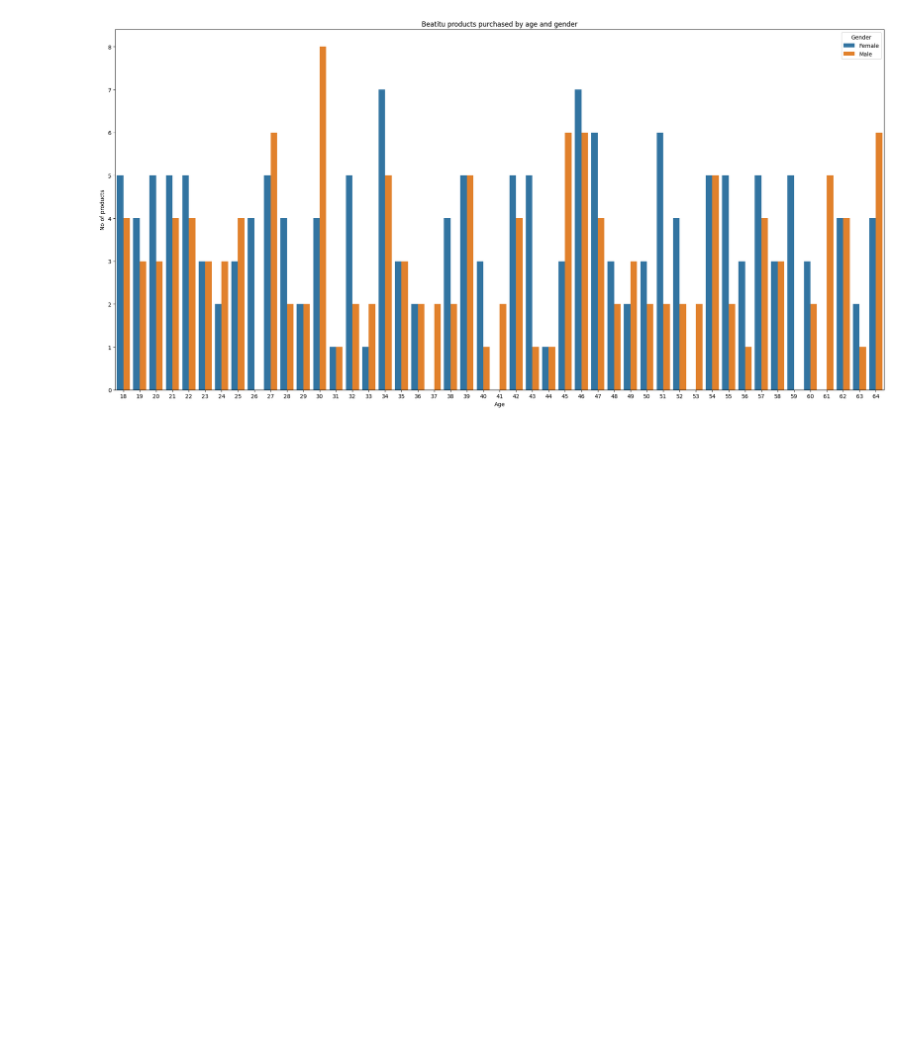
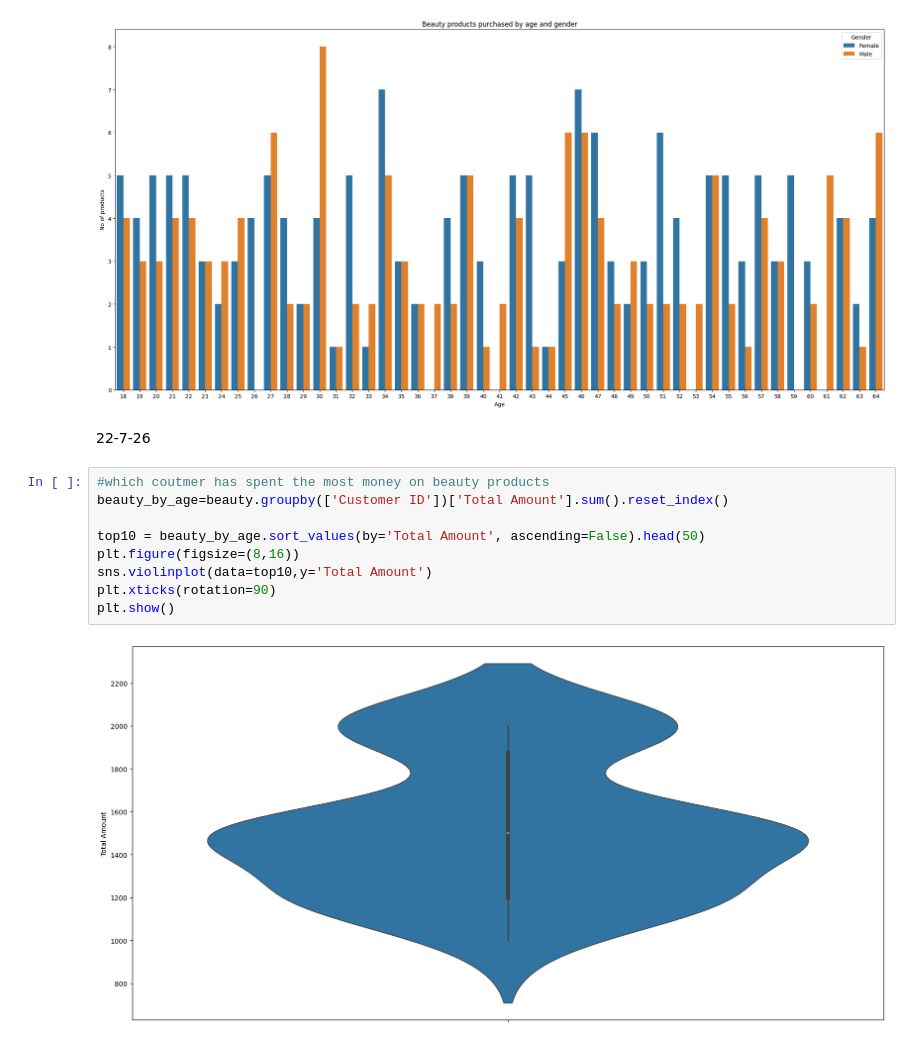
Before and after one commit to esairajesh2-droid/visualization-_learning, a Jupyter notebook: simplevisualization5.ipynb, the cells around one changed output. Cells and saved outputs as stored; diff of their text form; blank space fills up the shorter version.

```diff
--- a/simplevisualization5.ipynb
+++ b/simplevisualization5.ipynb
@@ -77,3 +77,16 @@ plt.tight_layout()
 plt.show()
 # %% [output]
 [figure]
+# %% [markdown]
+22-7-26
+# %%
+#which coutmer has spent the most money on beauty products
+beauty_by_age=beauty.groupby(['Customer ID'])['Total Amount'].sum().reset_index()
+
+top10 = beauty_by_age.sort_values(by='Total Amount', ascending=False).head(50)
+plt.figure(figsize=(8,16))
+sns.violinplot(data=top10,y='Total Amount')
+plt.xticks(rotation=90)
+plt.show()
+# %% [output]
+[figure, added]
```
